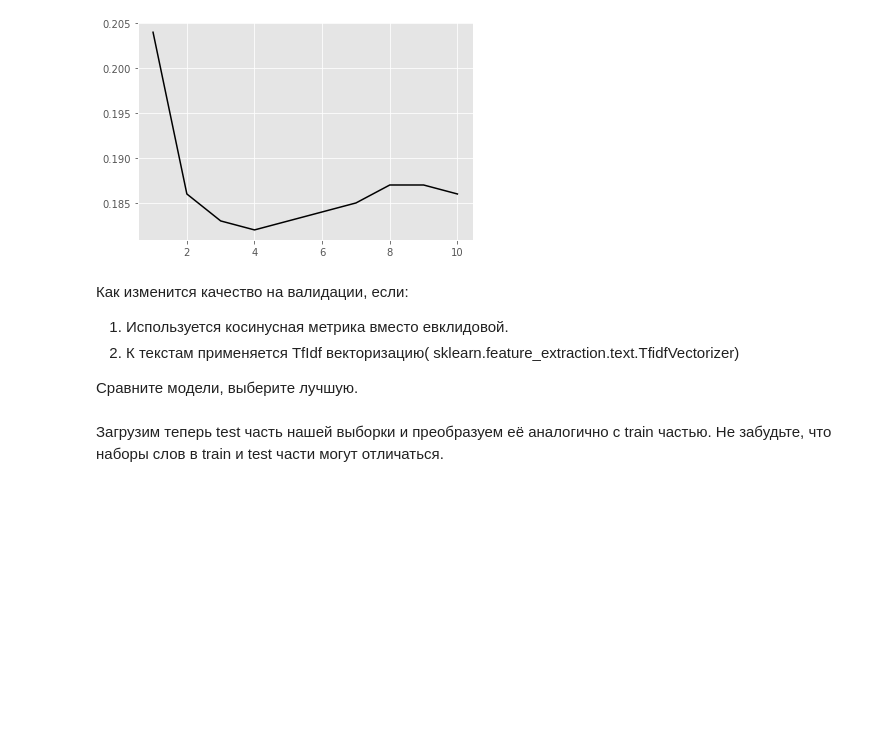
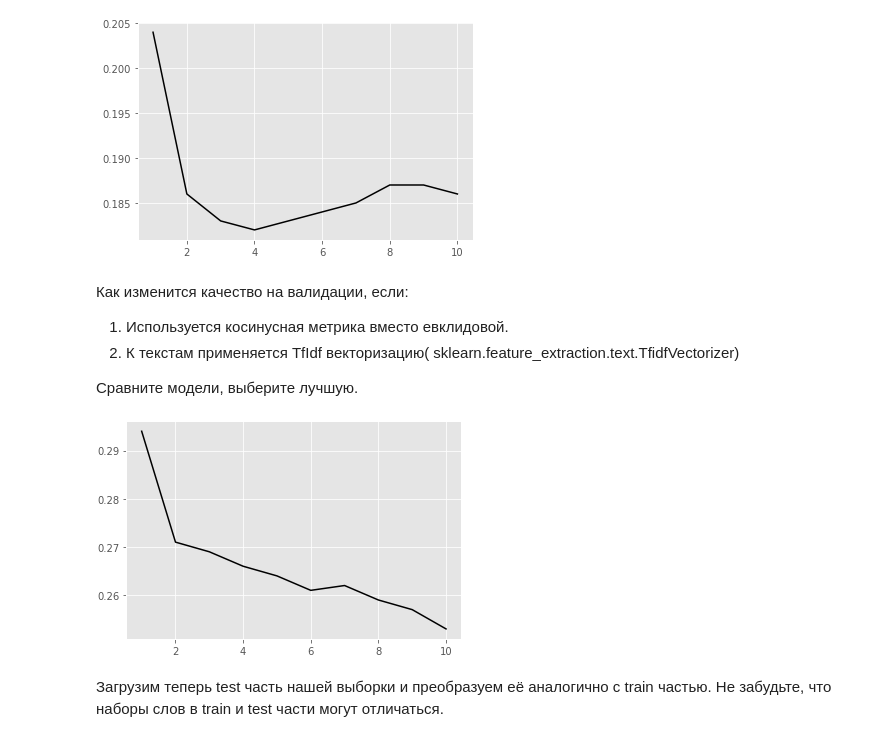
Before and after one commit to v-yankovskij/sphere-dm-2020, a Jupyter notebook: 01/yankovskiy_hw1.ipynb, the cells around one changed output. Cells and saved outputs as stored; diff of their text form; code cells hidden in the pictures; blank space fills up the shorter version.

```diff
--- a/01/yankovskiy_hw1.ipynb
+++ b/01/yankovskiy_hw1.ipynb
@@ -187,6 +187,13 @@ plt.show()
 2. К текстам применяется TfIdf векторизацию( sklearn.feature_extraction.text.TfidfVectorizer)
 
 Сравните модели, выберите лучшую.
+# %%
+neighbor_list = list(neighbor_accuracy(data, target, metric='cosine'))
+best_neighbor = np.argmin(np.asarray(neighbor_list)) + 1
+plt.plot(range(1, 11), neighbor_list)
+plt.show()
+# %% [output]
+[figure, added]
 # %% [markdown]
 Загрузим  теперь test  часть нашей выборки и преобразуем её аналогично с train частью. Не забудьте, что наборы слов в train и test части могут отличаться.
 # %%
```
